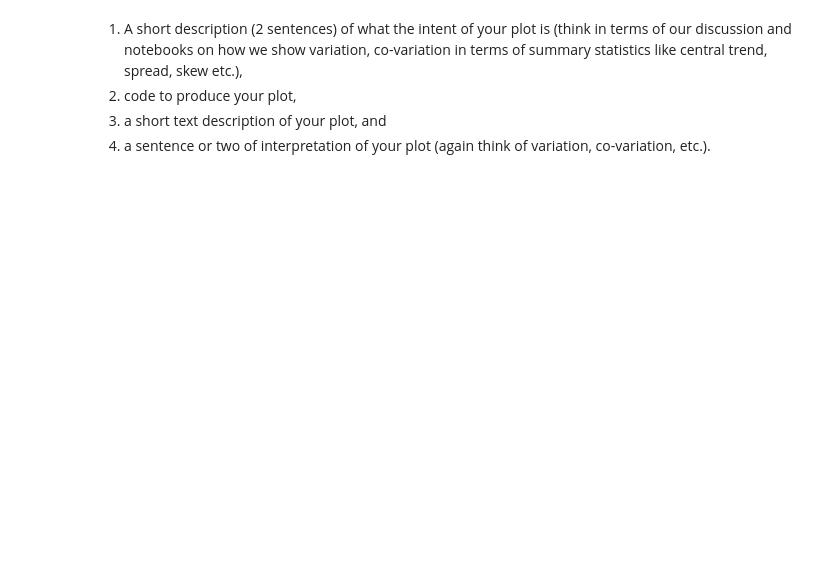
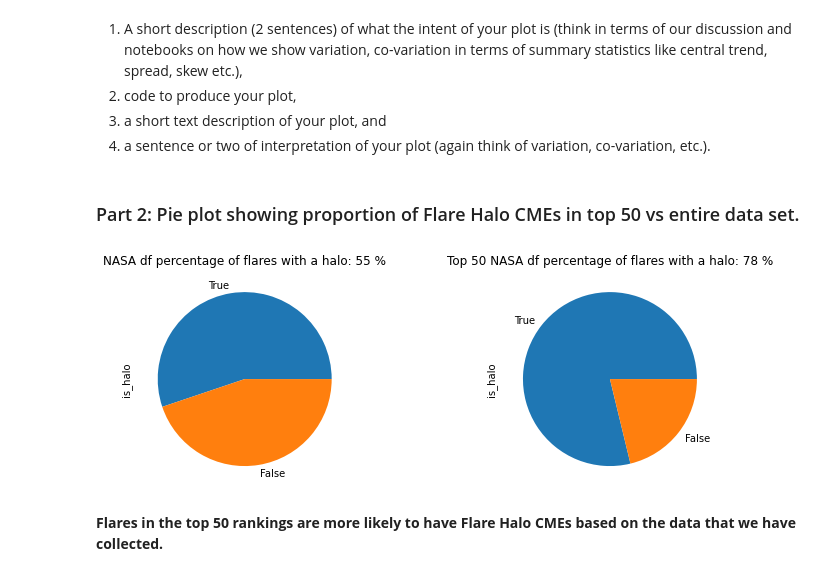
Before and after one commit to NickOuellet/Fly-Me-To-The-Moon, a Jupyter notebook: Fly Me To The Moon - P1P1.ipynb, the cells around one changed output. Saved outputs shown, nothing was run; the diff lists cells and outputs as text; code cells hidden in the pictures; blank space fills up the shorter version.

```diff
--- a/Fly Me To The Moon - P1P1.ipynb
+++ b/Fly Me To The Moon - P1P1.ipynb
@@ -493,3 +483,17 @@ NASAtop50_df.plot.scatter(figsize=(20, 10),
 2. code to produce your plot,
 3. a short text description of your plot, and
 4. a sentence or two of interpretation of your plot (again think of variation, co-variation, etc.).
+# %% [markdown]
+### Part 2: Pie plot showing proportion of Flare Halo CMEs in top 50 vs entire data set.
+# %%
+fig, axes = plt.subplots(1, 2, figsize=(12, 4))
+df_types = [nasa_df, NASAtop50_df]
+name = ["NASA", "Top 50 NASA"]
+for ax, df,name in zip(axes,df_types,name):
+    df["is_halo"].value_counts().plot.pie(ax=ax)
+    is_halo_percentage = (df["is_halo"].value_counts()[1] / (df["is_halo"].value_counts()[1] + df["is_halo"].value_counts()[0])) * 100
+    ax.set_title( "%s df percentage of flares with a halo: %d %%" %(name,is_halo_percentage))
+# %% [output]
+[figure, added]
+# %% [markdown]
+**Flares in the top 50 rankings are more likely to have Flare Halo CMEs based on the data that we have collected.**
```
Also changed, not shown: parts of 16 cells of this notebook.
